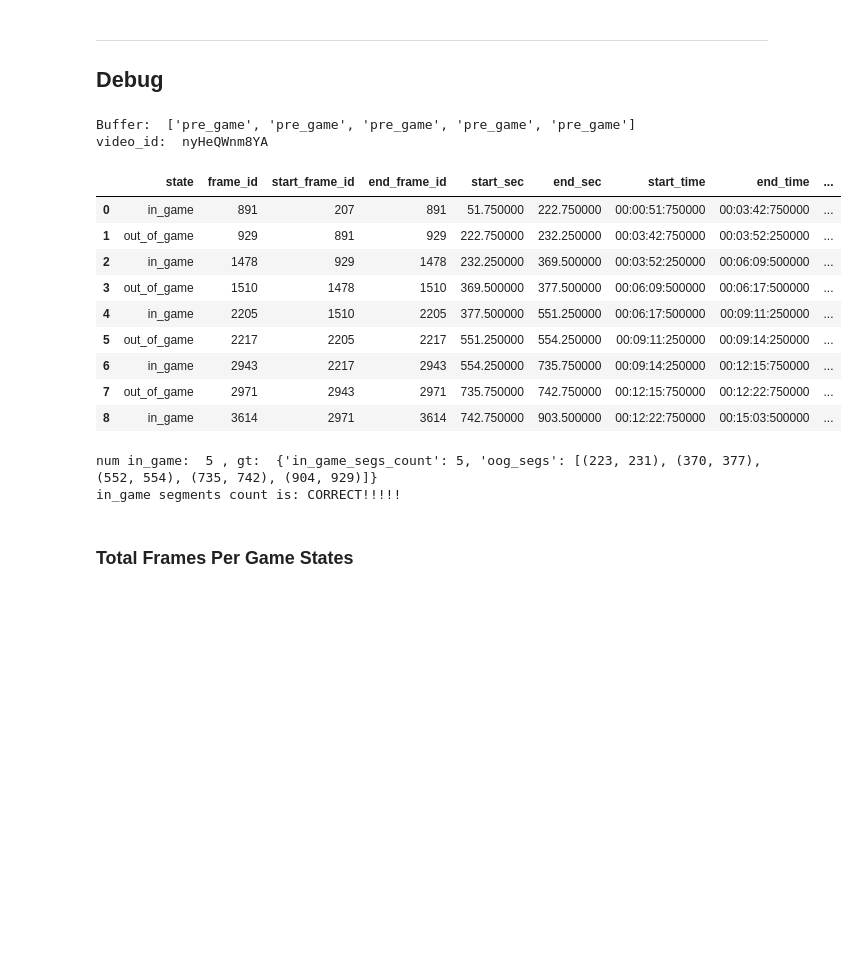
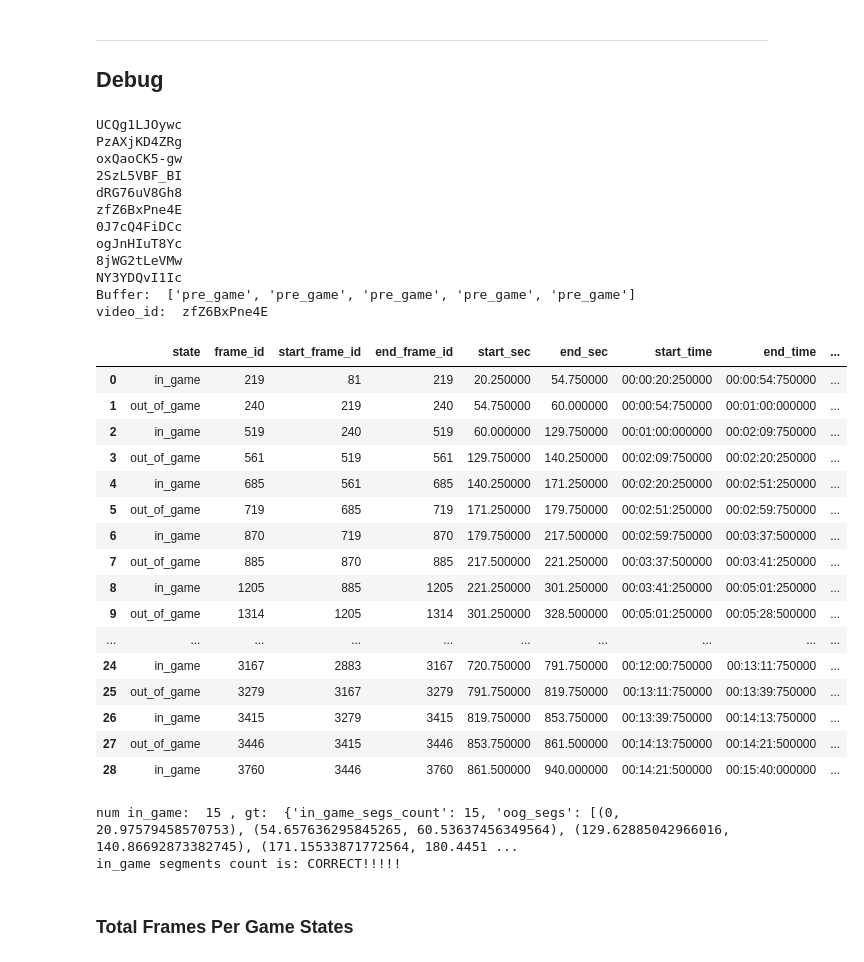
Before and after one commit to GiscardBiamby/geoscreens, a Jupyter notebook: notebooks/segment_vid.ipynb, the cells around one changed output. Drawn from its saved outputs; the diff is of its cells as text; code cells hidden in the pictures; blank space fills up the shorter version.

Commit message:
10/10 accuracy on segmenting the first 10 of the new set of 39 validation set videos

```diff
--- a/notebooks/segment_vid.ipynb
+++ b/notebooks/segment_vid.ipynb
@@ -533,53 +546,69 @@ def apply_smoothing(
     df_framedets["game_state_smoothed"] = [s[0] for s in smoothed]
 
 
+seg_gt_new = load_gt()
 video_id = "AF9uezxZDeE"
-video_id = "nyHeQWnm8YA"
+video_id = "zfZ6BxPne4E"
 # gs_010_with_augs--geoscreens_010-model_faster_rcnn-bb_resnest50_fpn-8b23604566/val/df_frame_dets-video_id_AF9uezxZDeE
 df_framedets = load_detections(
     video_id,
     split="val",
     ## This one gets (5 / 9 correct, smoothing=True), (3 / 9 correct, smoothing=False):
     # model="output/gs_010_with_augs--geoscreens_010-model_faster_rcnn-bb_resnest50_fpn-8b23604566",
     ### This one gets (6 / 9 correct, smoothing=True), ((6 / 9 correct, smoothing=False)):
     # model="output/gs_010_extra_augs--geoscreens_010-model_faster_rcnn-bb_resnest50_fpn-024f52f6dd",
-    model="gs_011_extra_augs--geoscreens_011-model_faster_rcnn-bb_resnest50_fpn-3f36fb97fa"
+    model="gs_011_extra_augs--geoscreens_011-model_faster_rcnn-bb_resnest50_fpn-3f36fb97fa",
 )
 df_framedets["game_state"] = df_framedets.apply(classify_frame, axis=1)
 apply_smoothing(df_framedets, window_size=5, direction="forward")
 seg = get_segments(df_framedets, smoothing=True)
 segs_collapsed = get_oog_segments(seg)
 
 #
 print("video_id: ", video_id)
-compare_to_gt(segs_collapsed, seg_gt[video_id])
+compare_to_gt(segs_collapsed, seg_gt_new[video_id])
 df_seg = pd.DataFrame(segs_collapsed)
 df_seg_styled = df_seg.style.apply(
     style_correct, props="color:white;background-color:green", axis=0, subset=["is_correct"]
-).apply(
-    style_wrong, props="color:white;background-color:red", axis=0, subset=["is_correct"]
-)
+).apply(style_wrong, props="color:white;background-color:red", axis=0, subset=["is_correct"])
 display(df_seg_styled)
 num_in_game_segments = df_seg[df_seg.state == "in_game"].shape[0]
-print("num in_game: ", num_in_game_segments, ", gt: ", seg_gt[video_id])
-if num_in_game_segments == seg_gt[video_id]["in_game_segs_count"]:
+print("num in_game: ", num_in_game_segments, ", gt: ", seg_gt_new[video_id])
+if num_in_game_segments == seg_gt_new[video_id]["in_game_segs_count"]:
     print(colored("in_game segments count is: CORRECT!!!!!", color="green"))
 else:
     print(colored("in_game segments count is: WRONG!!!", color="white", on_color="on_red"))
 # %% [output]
+UCQg1LJOywc
+PzAXjKD4ZRg
+oxQaoCK5-gw
+2SzL5VBF_BI
+dRG76uV8Gh8
+zfZ6BxPne4E
+0J7cQ4FiDCc
+ogJnHIuT8Yc
+8jWG2tLeVMw
+NY3YDQvI1Ic
 Buffer:  ['pre_game', 'pre_game', 'pre_game', 'pre_game', 'pre_game']
-video_id:  nyHeQWnm8YA
+video_id:  zfZ6BxPne4E
 |  | state | frame_id | start_frame_id | end_frame_id | start_sec | end_sec | start_time | end_time | ... |
-| 0 | in_game | 891 | 207 | 891 | 51.750000 | 222.750000 | 00:00:51:750000 | 00:03:42:750000 | ... |
-| 1 | out_of_game | 929 | 891 | 929 | 222.750000 | 232.250000 | 00:03:42:750000 | 00:03:52:250000 | ... |
-| 2 | in_game | 1478 | 929 | 1478 | 232.250000 | 369.500000 | 00:03:52:250000 | 00:06:09:500000 | ... |
-| 3 | out_of_game | 1510 | 1478 | 1510 | 369.500000 | 377.500000 | 00:06:09:500000 | 00:06:17:500000 | ... |
-| 4 | in_game | 2205 | 1510 | 2205 | 377.500000 | 551.250000 | 00:06:17:500000 | 00:09:11:250000 | ... |
-| 5 | out_of_game | 2217 | 2205 | 2217 | 551.250000 | 554.250000 | 00:09:11:250000 | 00:09:14:250000 | ... |
-| 6 | in_game | 2943 | 2217 | 2943 | 554.250000 | 735.750000 | 00:09:14:250000 | 00:12:15:750000 | ... |
-| 7 | out_of_game | 2971 | 2943 | 2971 | 735.750000 | 742.750000 | 00:12:15:750000 | 00:12:22:750000 | ... |
-| 8 | in_game | 3614 | 2971 | 3614 | 742.750000 | 903.500000 | 00:12:22:750000 | 00:15:03:500000 | ... |
+| 0 | in_game | 219 | 81 | 219 | 20.250000 | 54.750000 | 00:00:20:250000 | 00:00:54:750000 | ... |
+| 1 | out_of_game | 240 | 219 | 240 | 54.750000 | 60.000000 | 00:00:54:750000 | 00:01:00:000000 | ... |
+| 2 | in_game | 519 | 240 | 519 | 60.000000 | 129.750000 | 00:01:00:000000 | 00:02:09:750000 | ... |
+| 3 | out_of_game | 561 | 519 | 561 | 129.750000 | 140.250000 | 00:02:09:750000 | 00:02:20:250000 | ... |
+| 4 | in_game | 685 | 561 | 685 | 140.250000 | 171.250000 | 00:02:20:250000 | 00:02:51:250000 | ... |
+| 5 | out_of_game | 719 | 685 | 719 | 171.250000 | 179.750000 | 00:02:51:250000 | 00:02:59:750000 | ... |
+| 6 | in_game | 870 | 719 | 870 | 179.750000 | 217.500000 | 00:02:59:750000 | 00:03:37:500000 | ... |
+| 7 | out_of_game | 885 | 870 | 885 | 217.500000 | 221.250000 | 00:03:37:500000 | 00:03:41:250000 | ... |
+| 8 | in_game | 1205 | 885 | 1205 | 221.250000 | 301.250000 | 00:03:41:250000 | 00:05:01:250000 | ... |
+| 9 | out_of_game | 1314 | 1205 | 1314 | 301.250000 | 328.500000 | 00:05:01:250000 | 00:05:28:500000 | ... |
+| ... | ... | ... | ... | ... | ... | ... | ... | ... | ... |
+| 24 | in_game | 3167 | 2883 | 3167 | 720.750000 | 791.750000 | 00:12:00:750000 | 00:13:11:750000 | ... |
+| 25 | out_of_game | 3279 | 3167 | 3279 | 791.750000 | 819.750000 | 00:13:11:750000 | 00:13:39:750000 | ... |
+| 26 | in_game | 3415 | 3279 | 3415 | 819.750000 | 853.750000 | 00:13:39:750000 | 00:14:13:750000 | ... |
+| 27 | out_of_game | 3446 | 3415 | 3446 | 853.750000 | 861.500000 | 00:14:13:750000 | 00:14:21:500000 | ... |
+| 28 | in_game | 3760 | 3446 | 3760 | 861.500000 | 940.000000 | 00:14:21:500000 | 00:15:40:000000 | ... |
-num in_game:  5 , gt:  {'in_game_segs_count': 5, 'oog_segs': [(223, 231), (370, 377), (552, 554), (735, 742), (904, 929)]}
+num in_game:  15 , gt:  {'in_game_segs_count': 15, 'oog_segs': [(0, 20.97579458570753), (54.657636295845265, 60.53637456349564), (129.62885042966016, 140.86692873382745), (171.15533871772564, 180.4451 ...
 in_game segments count is: CORRECT!!!!!
 # %% [markdown]
 ### Total Frames Per Game States
```
Also changed, not shown: parts of 4 cells of this notebook, 3 other files.
